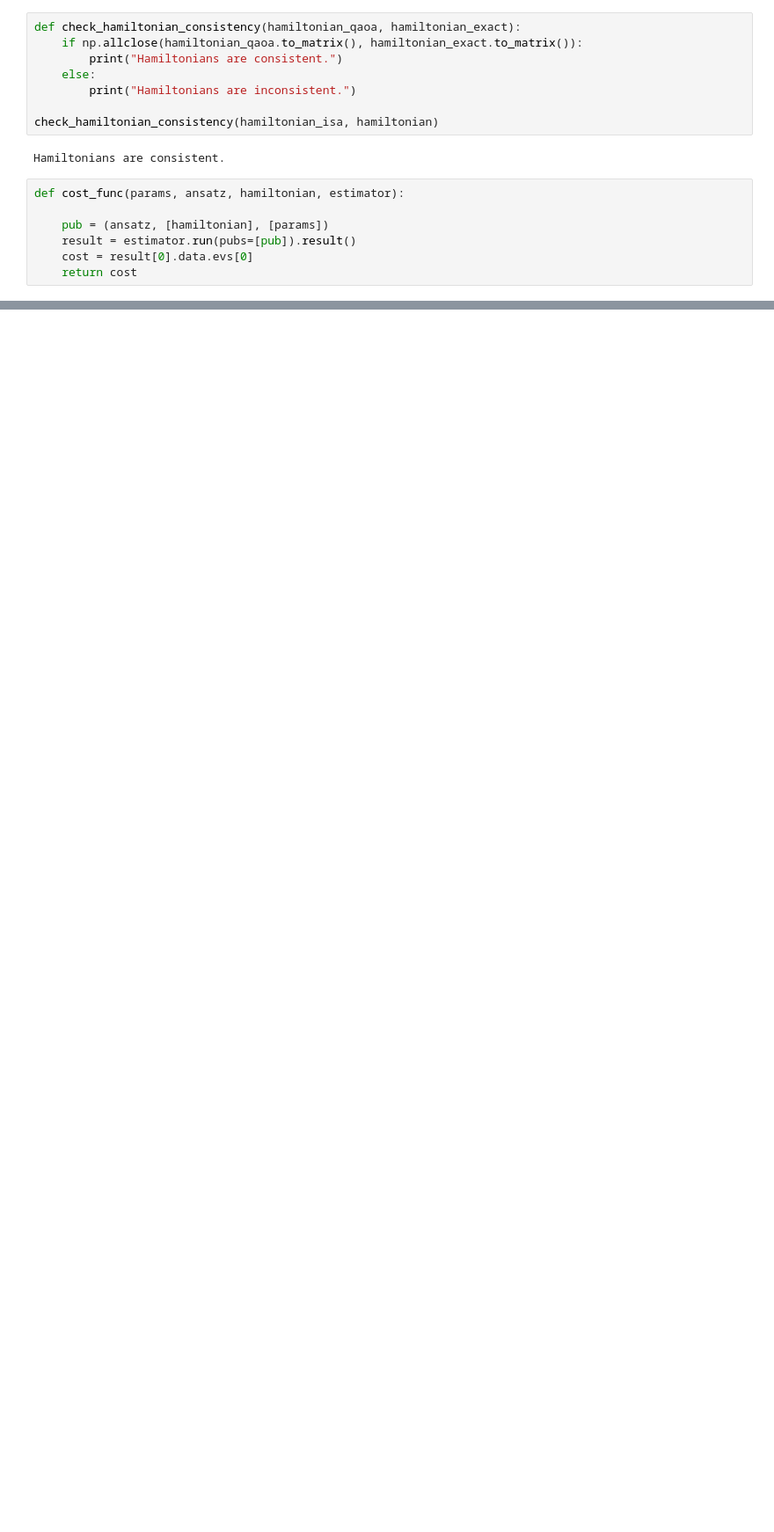
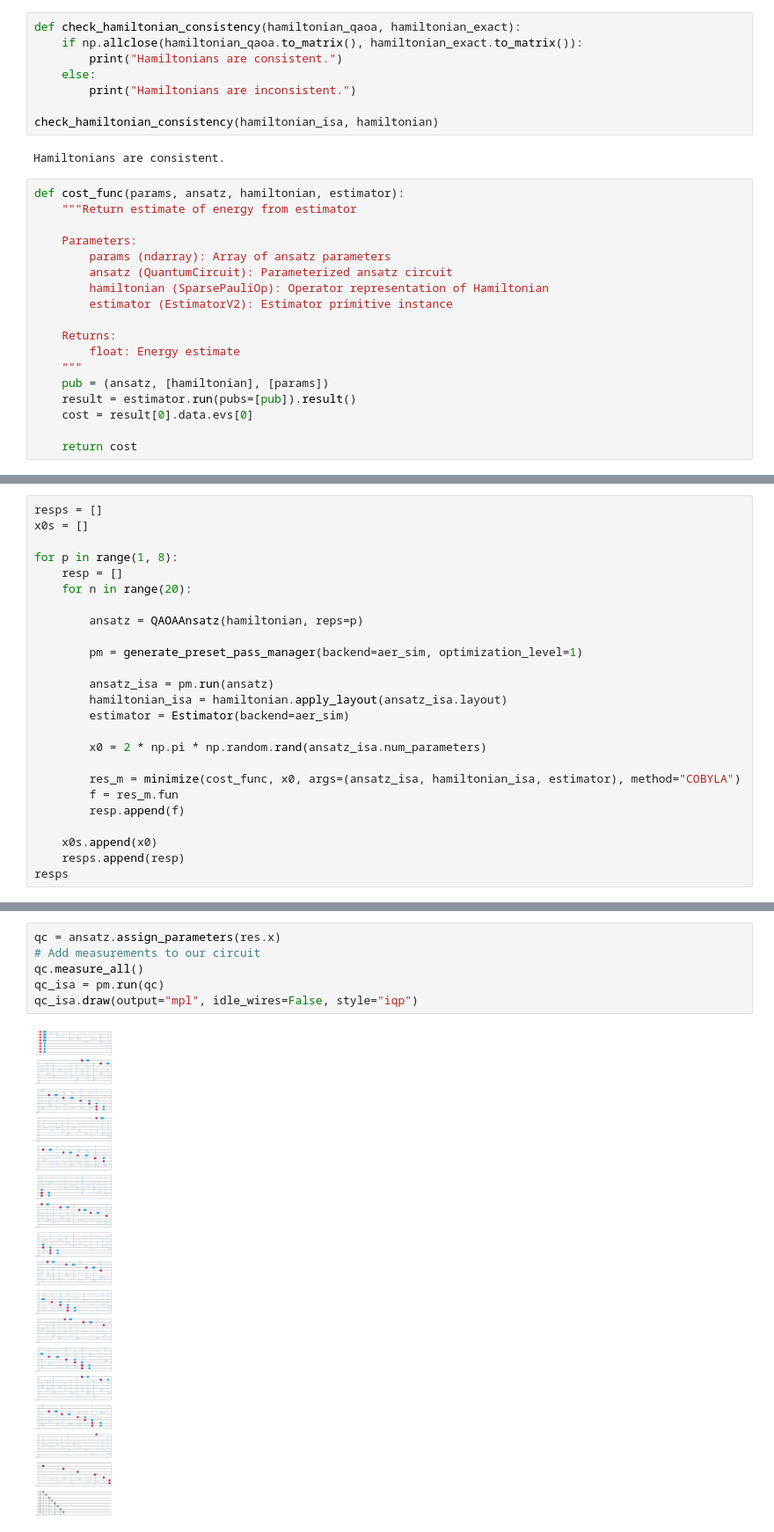
Before and after one commit to annafcosta/Quantum-Computer-Feature-Selection, a Jupyter notebook: src/breast_cancer.ipynb, the cells around one changed output, grey strips where cells are left out. Shown at 88% size. Saved outputs shown, nothing was run; the diff lists cells and outputs as text; blank space fills up the shorter version.

Commit message:
Update of quantum simulators

```diff
--- a/src/breast_cancer.ipynb
+++ b/src/breast_cancer.ipynb
@@ -771,8 +788,19 @@ check_hamiltonian_consistency(hamiltonian_isa, hamiltonian)
 Hamiltonians are consistent.
 # %%
 def cost_func(params, ansatz, hamiltonian, estimator):
+    """Return estimate of energy from estimator
 
+    Parameters:
+        params (ndarray): Array of ansatz parameters
+        ansatz (QuantumCircuit): Parameterized ansatz circuit
+        hamiltonian (SparsePauliOp): Operator representation of Hamiltonian
+        estimator (EstimatorV2): Estimator primitive instance
+
+    Returns:
+        float: Energy estimate
+    """
     pub = (ansatz, [hamiltonian], [params])
     result = estimator.run(pubs=[pub]).result()
     cost = result[0].data.evs[0]
+
     return cost
@@ -799,0 +825,25 @@ res = minimize(cost_func, x0, args=(ansatz_isa, hamiltonian_isa, estimator), met
+# %%
+resps = []
+x0s = []
+
+for p in range(1, 8):
+    resp = []
+    for n in range(20):
+
+        ansatz = QAOAAnsatz(hamiltonian, reps=p)
+
+        pm = generate_preset_pass_manager(backend=aer_sim, optimization_level=1)
+
+        ansatz_isa = pm.run(ansatz)
+        hamiltonian_isa = hamiltonian.apply_layout(ansatz_isa.layout)
+        estimator = Estimator(backend=aer_sim)
+
+        x0 = 2 * np.pi * np.random.rand(ansatz_isa.num_parameters)
+
+        res_m = minimize(cost_func, x0, args=(ansatz_isa, hamiltonian_isa, estimator), method="COBYLA")
+        f = res_m.fun
+        resp.append(f)
+
+    x0s.append(x0)
+    resps.append(resp)
+resps
@@ -799,0 +872,8 @@ res = minimize(cost_func, x0, args=(ansatz_isa, hamiltonian_isa, estimator), met
+# %%
+qc = ansatz.assign_parameters(res.x)
+# Add measurements to our circuit
+qc.measure_all()
+qc_isa = pm.run(qc)
+qc_isa.draw(output="mpl", idle_wires=False, style="iqp")
+# %% [output]
+[figure, added]
```
Also changed, not shown: parts of 30 cells of this notebook.
